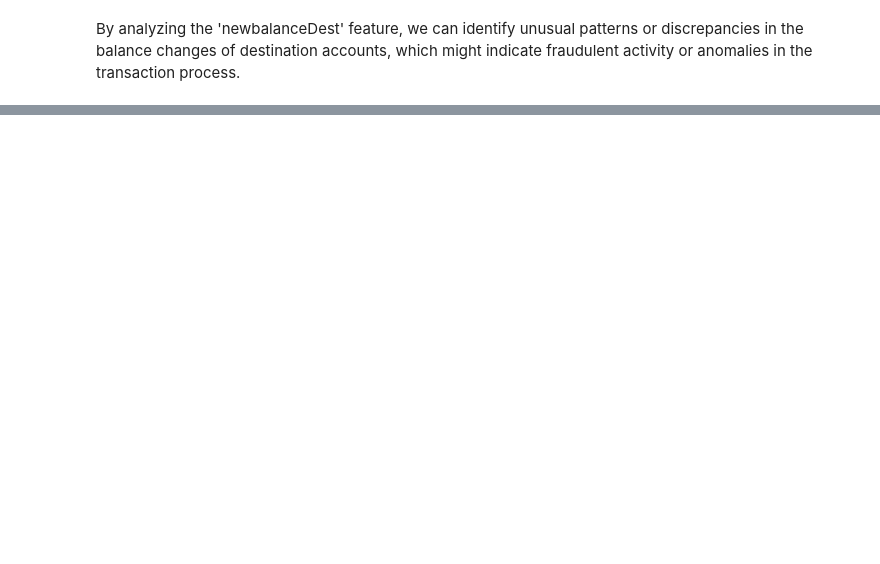
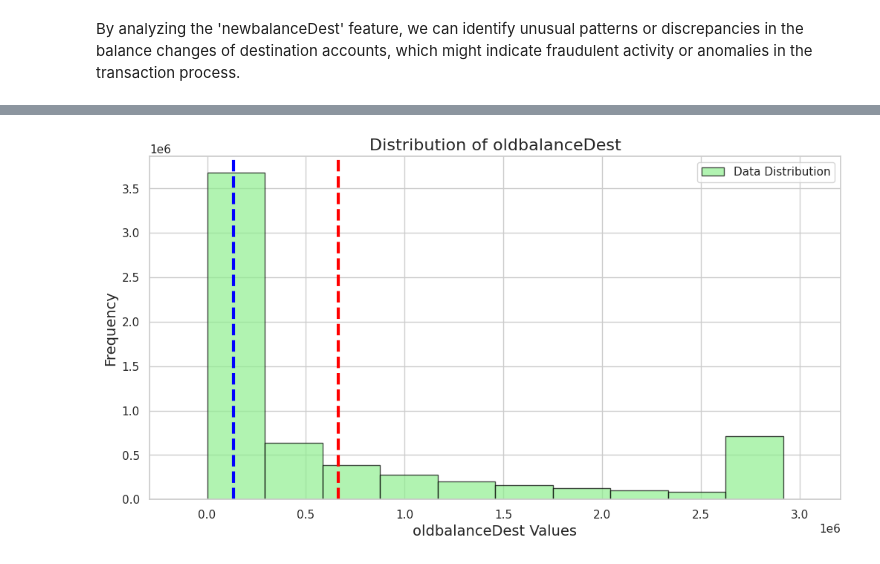
Before and after one commit to sergio11/online_payment_fraud, a Jupyter notebook: Online_Payment_Fraud_Detection.ipynb, the cells around one changed output, grey strips where cells are left out. Drawn from its saved outputs; the diff is of its cells as text; code cells hidden in the pictures; blank space fills up the shorter version.

```diff
--- a/Online_Payment_Fraud_Detection.ipynb
+++ b/Online_Payment_Fraud_Detection.ipynb
@@ -363,0 +510,4 @@ By analyzing the 'newbalanceDest' feature, we can identify unusual patterns or d
+# %%
+showPlot('oldbalanceDest', bins=10, color='lightgreen')
+# %% [output]
+[figure, added]
```
Also changed, not shown: parts of 94 cells of this notebook.
